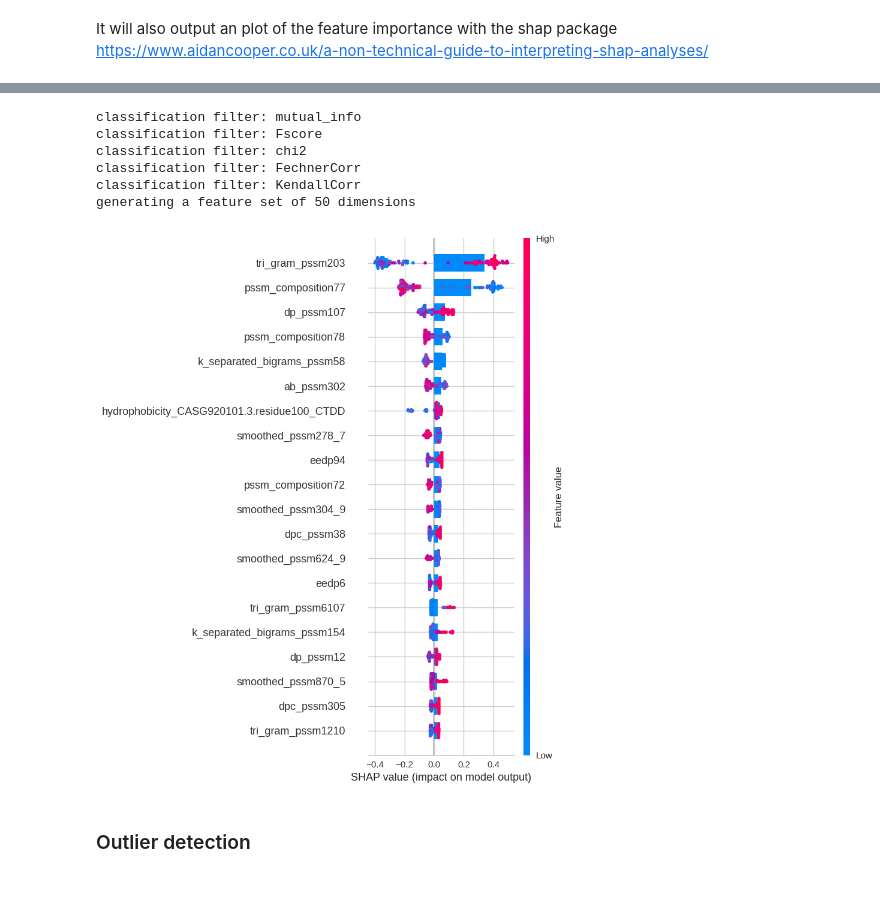
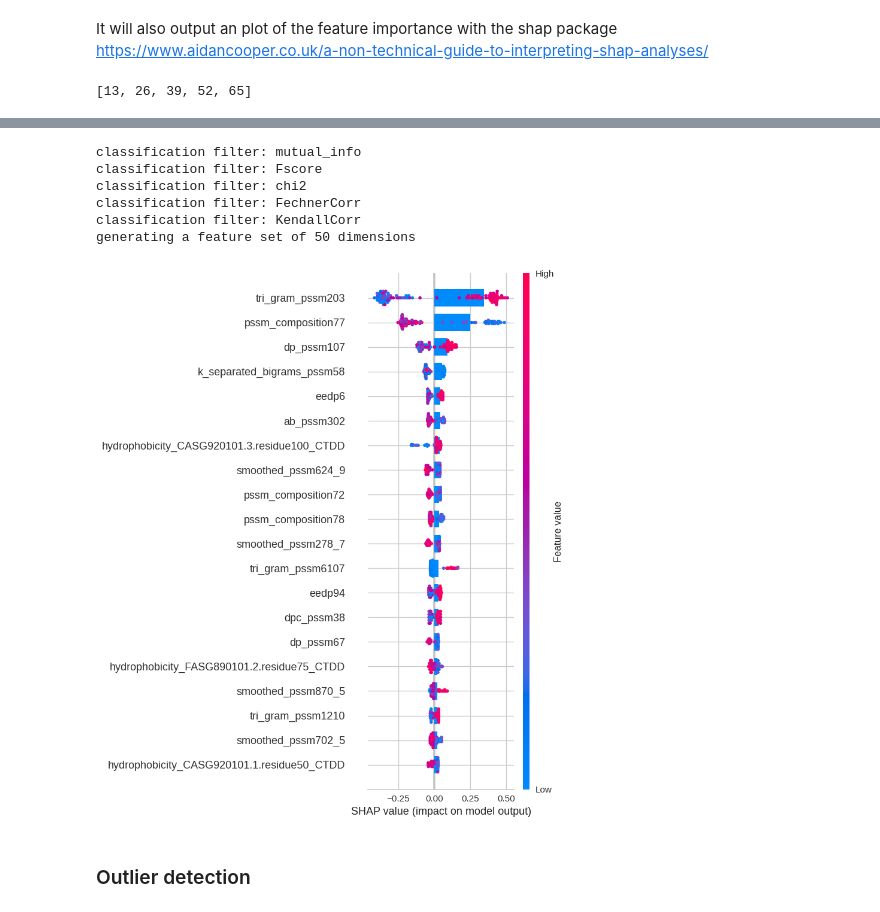
Before and after one commit to etiur/BioML, a Jupyter notebook: examples/test_end_to_end.ipynb, the cells around one changed output, grey strips where cells are left out. Saved outputs shown, nothing was run; the diff lists cells and outputs as text; code cells hidden in the pictures.

Commit message:
fixed get_feature_range

```diff
--- a/examples/test_end_to_end.ipynb
+++ b/examples/test_end_to_end.ipynb
@@ -108,6 +106,12 @@ problem="classification"
+# %%
+problem="classification"
+feature_range = selection.get_range_features(features.features, num_features_min =None, num_features_max=65, step_range=None)
+feature_range
+# %% [output]
+[13, 26, 39, 52, 65]
 # %%
-feature_range = selection.get_range_features(features.features, num_features_min =None, num_features_max=None, step_range=None)
-filters = selection.FeatureSelection("filtered_features.xlsx", num_thread=1, seed=10)
+
+filters = selection.FeatureSelection("filtered_features.xlsx", num_thread=2, seed=10)
 # select features
 if problem == "classification":
     select = selection.FeatureClassification(filters.seed, scaler="robust", test_size=0.2)
@@ -123,10 +127,10 @@ select.construct_features(features.features, features.label, filters, feature_ra
 classification filter: mutual_info
 classification filter: Fscore
 classification filter: chi2
 classification filter: FechnerCorr
 classification filter: KendallCorr
 generating a feature set of 50 dimensions
-[figure, old version]
+[figure, new version]
 # %% [markdown]
 ### Outlier detection
 # %% [markdown]
```
Also changed, not shown: parts of 17 cells of this notebook, 3 other files.
